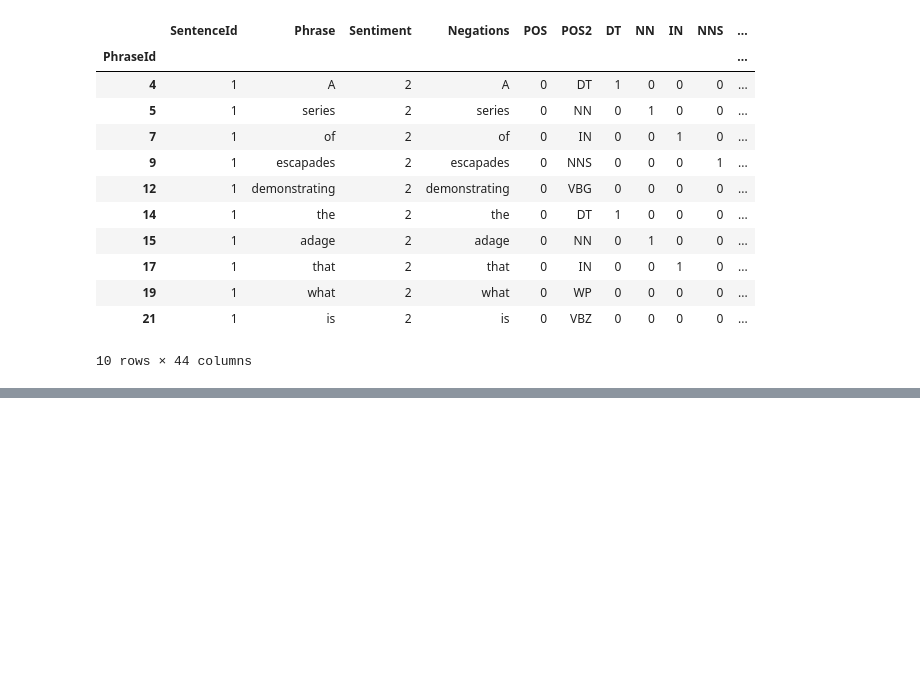
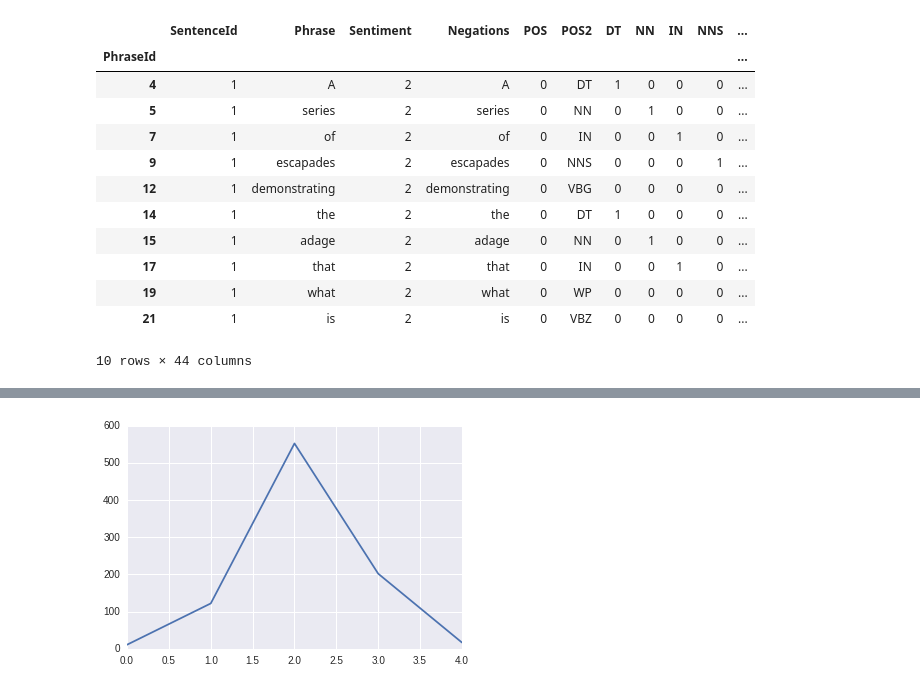
Before and after one commit to paulruvolo/DataScience16CYOA, a Jupyter notebook: Model Iteration 2.ipynb, the cells around one changed output, grey strips where cells are left out. Cells and saved outputs as stored; diff of their text form; code cells hidden in the pictures; blank space fills up the shorter version.

```diff
--- a/Model Iteration 2.ipynb
+++ b/Model Iteration 2.ipynb
@@ -222,0 +269,8 @@ df02_words02.head(10)
+# %%
+adv_sentiments = [np.sum(np.asarray([1 if j == i else 0\
+                                  for j in adverbs['Sentiment']], dtype=int))\
+                  for i in range(5)]
+plt.plot(adv_sentiments)
+plt.show()
+# %% [output]
+[figure, added]
```
Also changed, not shown: parts of 11 cells of this notebook.
